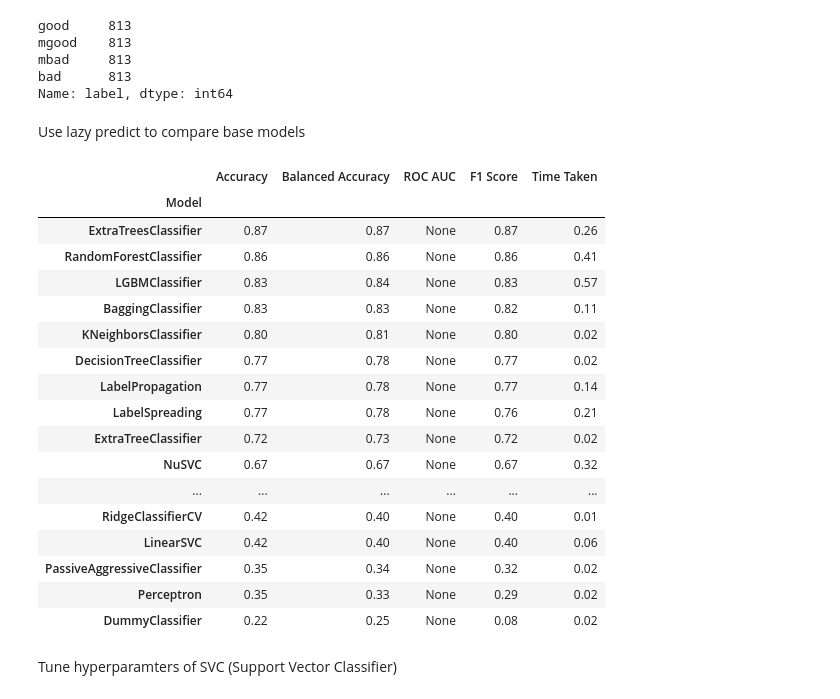
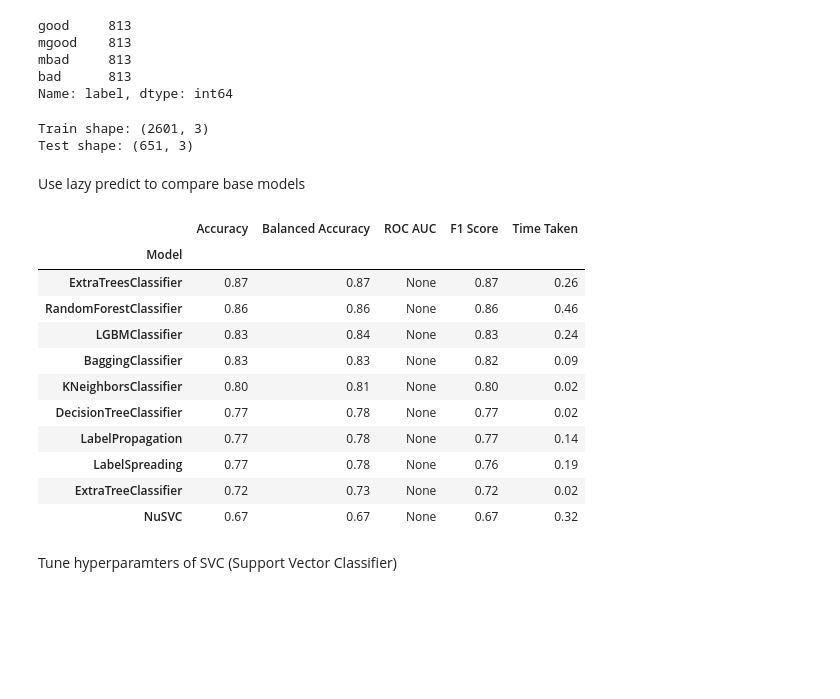
Before and after one commit to g1776/DS440CapstoneIndubitably, a Jupyter notebook: notebooks/modelling/models.ipynb, the cells around one changed output. Drawn from its saved outputs; the diff is of its cells as text; code cells hidden in the pictures; blank space fills up the shorter version.

```diff
--- a/notebooks/modelling/models.ipynb
+++ b/notebooks/modelling/models.ipynb
@@ -49,32 +49,31 @@ bad      813
 Name: label, dtype: int64
 # %%
 X_train, X_test, y_train, y_test = train_test_split(X, y, test_size=0.2, random_state=42)
+print("Train shape:", X_train.shape)
+print("Test shape:", X_test.shape)
+# %% [output]
+Train shape: (2601, 3)
+Test shape: (651, 3)
 # %% [markdown]
 Use lazy predict to compare base models
 # %%
 from lazypredict.Supervised import LazyClassifier
 clf = LazyClassifier(verbose=0, ignore_warnings=True, custom_metric=None)
 models, predictions = clf.fit(X_train, X_test, y_train, y_test)
-models.sort_values(by="Accuracy", ascending=False)
+models.sort_values(by="Accuracy", ascending=False).head(10)
 # %% [output]
 |  | Accuracy | Balanced Accuracy | ROC AUC | F1 Score | Time Taken |
 | Model |  |  |  |  |  |
 | ExtraTreesClassifier | 0.87 | 0.87 | None | 0.87 | 0.26 |
-| RandomForestClassifier | 0.86 | 0.86 | None | 0.86 | 0.41 |
-| LGBMClassifier | 0.83 | 0.84 | None | 0.83 | 0.57 |
-| BaggingClassifier | 0.83 | 0.83 | None | 0.82 | 0.11 |
+| RandomForestClassifier | 0.86 | 0.86 | None | 0.86 | 0.46 |
+| LGBMClassifier | 0.83 | 0.84 | None | 0.83 | 0.24 |
+| BaggingClassifier | 0.83 | 0.83 | None | 0.82 | 0.09 |
 | KNeighborsClassifier | 0.80 | 0.81 | None | 0.80 | 0.02 |
 | DecisionTreeClassifier | 0.77 | 0.78 | None | 0.77 | 0.02 |
 | LabelPropagation | 0.77 | 0.78 | None | 0.77 | 0.14 |
-| LabelSpreading | 0.77 | 0.78 | None | 0.76 | 0.21 |
+| LabelSpreading | 0.77 | 0.78 | None | 0.76 | 0.19 |
 | ExtraTreeClassifier | 0.72 | 0.73 | None | 0.72 | 0.02 |
 | NuSVC | 0.67 | 0.67 | None | 0.67 | 0.32 |
-| ... | ... | ... | ... | ... | ... |
-| RidgeClassifierCV | 0.42 | 0.40 | None | 0.40 | 0.01 |
-| LinearSVC | 0.42 | 0.40 | None | 0.40 | 0.06 |
-| PassiveAggressiveClassifier | 0.35 | 0.34 | None | 0.32 | 0.02 |
-| Perceptron | 0.35 | 0.33 | None | 0.29 | 0.02 |
-| DummyClassifier | 0.22 | 0.25 | None | 0.08 | 0.02 |
 # %% [markdown]
 Tune hyperparamters of SVC (Support Vector Classifier)
 # %%
```
Also changed, not shown: 4 other files.
